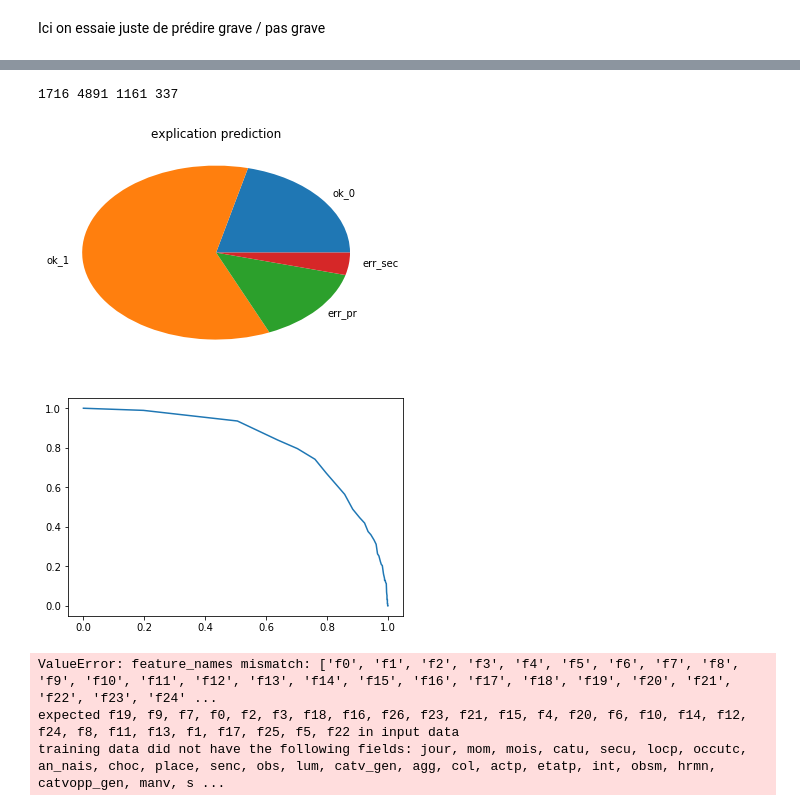
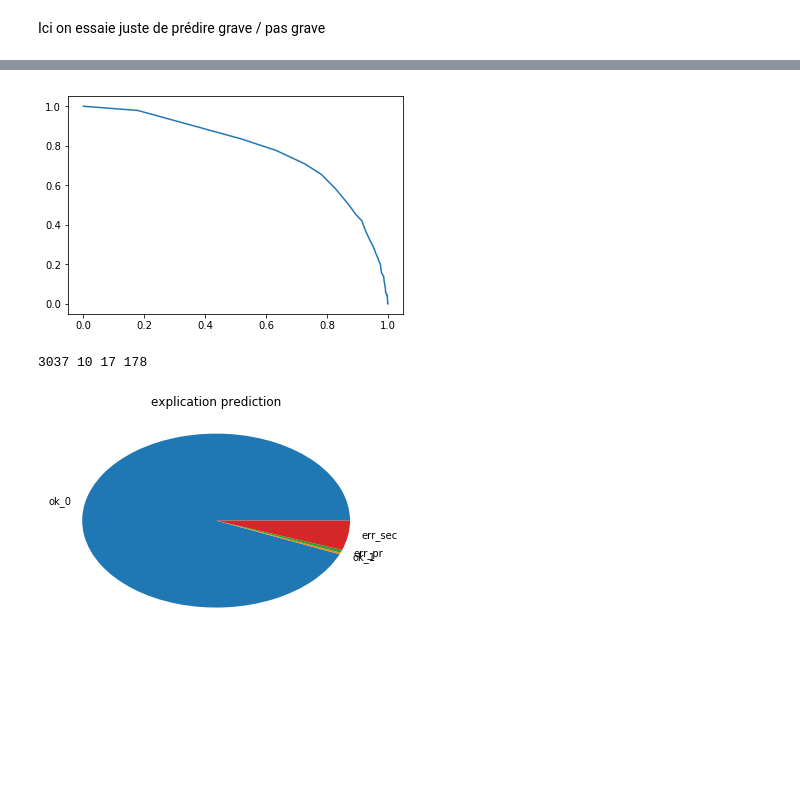
Before and after one commit to LRobergeon/TP_AccidentsRouteLyon, a Jupyter notebook: code/code_paulo_lolo.ipynb, the cells around one changed output, grey strips where cells are left out. Drawn from its saved outputs; the diff is of its cells as text; code cells hidden in the pictures; blank space fills up the shorter version.

```diff
--- a/code/code_paulo_lolo.ipynb
+++ b/code/code_paulo_lolo.ipynb
@@ -46,5 +44,0 @@ merged_data_sans_grav = merged_data.drop(['grav'],axis = 1)
-# %%
-for x in merged_data_sans_grav.columns:
-    print(merged_data_sans_grav[x][0])
-
-merged_data_sans_grav.columns
@@ -109,10 +78,10 @@ os.system('say "fini"')
 0
 # %%
 if printing_mode:
-    for x in range(0,len(results)):
-        print(results[x].items)
+    for x in range(0,len(results_apriori_decedes)):
+        print(results_apriori_decedes[x].items)
         print('support')
-        print(results[x].support)
+        print(results_apriori_decedes[x].support)
         print('confiance')
-        print(results[x].ordered_statistics[0].confidence)
+        print(results_apriori_decedes[x].ordered_statistics[0].confidence)
 # %% [output]
@@ -248,59 +257,3 @@ X_test.shape, y_train.shape, y_test.shape
-# %%
-length = len(predictions)
-y_test_liste = list(y_test)
-ok_0 = 0
-ok_1 = 0
-err_pr = 0
-err_sec = 0
-for iteration in range(0,length):
-    if predictions[iteration] == 0:
-        if y_test_liste[iteration] == 0:
-            ok_0 += 1
-        else:
-            err_sec += 1
-    else:
-        if y_test_liste[iteration] == 1:
-            ok_1 += 1
-        else:
-            err_pr +=1
-print(ok_0,ok_1,err_pr, err_sec)
-labels = ['ok_0','ok_1','err_pr', 'err_sec']
-values = [ok_0,ok_1,err_pr, err_sec]
-plt.pie(values, labels = labels)
-plt.title('explication prediction' )
-plt.show()
-plt.close()
-# %% [output]
-1716 4891 1161 337
-[figure, removed]
-# %%
-y_sexe = merged_data.sexe
-merged_data_sans_sexe = merged_data.drop(['sexe'],axis = 1)
-
-
-X_train, X_test, y_train, y_test = train_test_split(merged_data_sans_grav, y, test_size=0.1)
-
-cat1 = [1,3,4]
-cat2 = [2]
-
-y_train = y_train.replace(cat1,0)
-y_train = y_train.replace(cat2,1)
-y_test = y_test.replace(cat1,0)
-y_test = y_test.replace(cat2,1)
-
-train_X = X_train.as_matrix()
-test_X = X_test.as_matrix()
-train_y = y_train
-
-# You can experiment with many other options here, using the same .fit() and .predict()
-# methods; see http://scikit-learn.org
-# This example uses the current build of XGBoost, from https://github.com/dmlc/xgboost
-gbm = xgb.XGBClassifier(max_depth = max_depth,
-                        n_estimators = n_estimators,
-                        learning_rate = learning_rate,
-                        gamma = gamma,
-                        reg_alpha= reg_alpha).fit(train_X, train_y)
-predictions = gbm.predict_proba(test_X)
 # %%
 def TP(theta,pred,result):
     count = 0
@@ -339,7 +292,7 @@ def FN(theta,pred,result):
     return count
 # %%
 class ROC_curves:
-    def __init__(self, pred = predictions, res = y_test, gran = 101):
+    def __init__(self, pred = predictions_grave_pas_grave, res = y_test_grave_pas_grave, gran = 101):
         x = []
         y = []
         for j in range(0,gran):
@@ -366,37 +319,36 @@ ROC = ROC_curves()
 # %%
 ROC.plot_it()
 
 
-predictions = gbm.predict(X_test)
+predictions = gbm.predict(test_X)
 length = len(predictions)
 y_test_liste = list(y_test)
 ok_0 = 0
 ok_1 = 0
 err_pr = 0
 err_sec = 0
 for iteration in range(0,length):
     if predictions[iteration] == 0:
         if y_test_liste[iteration] == 0:
             ok_0 += 1
         else:
             err_sec += 1
     else:
         if y_test_liste[iteration] == 1:
             ok_1 += 1
         else:
             err_pr +=1
 print(ok_0,ok_1,err_pr, err_sec)
 labels = ['ok_0','ok_1','err_pr', 'err_sec']
 values = [ok_0,ok_1,err_pr, err_sec]
 plt.pie(values, labels = labels)
 plt.title('explication prediction' )
 plt.show()
 plt.close()
 # %% [output]
-[figure, old version]
+[figure, new version]
-ValueError: feature_names mismatch: ['f0', 'f1', 'f2', 'f3', 'f4', 'f5', 'f6', 'f7', 'f8', 'f9', 'f10', 'f11', 'f12', 'f13', 'f14', 'f15', 'f16', 'f17', 'f18', 'f19', 'f20', 'f21', 'f22', 'f23', 'f24' ...
-expected f19, f9, f7, f0, f2, f3, f18, f16, f26, f23, f21, f15, f4, f20, f6, f10, f14, f12, f24, f8, f11, f13, f1, f17, f25, f5, f22 in input data
-training data did not have the following fields: jour, mom, mois, catu, secu, locp, occutc, an_nais, choc, place, senc, obs, lum, catv_gen, agg, col, actp, etatp, int, obsm, hrmn, catvopp_gen, manv, s ...
+3037 10 17 178
+[figure, added]
 # %%
 sum(y_train)/len(y_train)
 # %%
```
Also changed, not shown: parts of 12 cells of this notebook.
